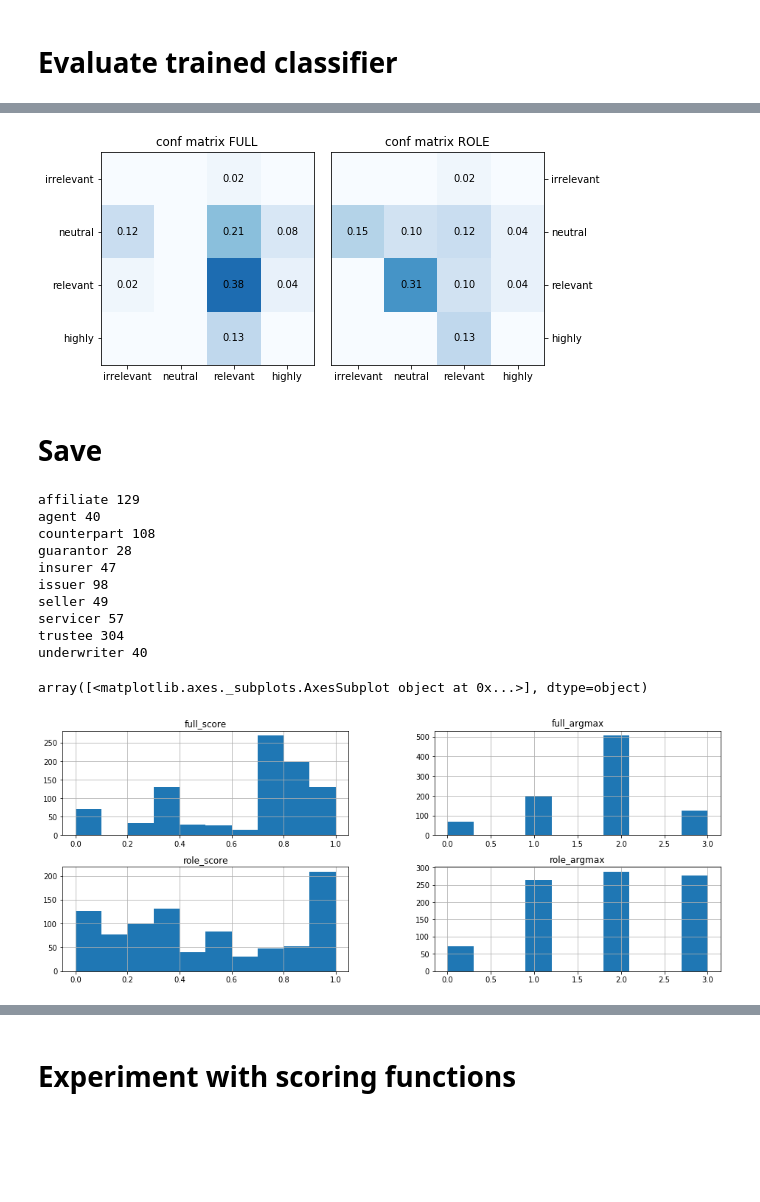
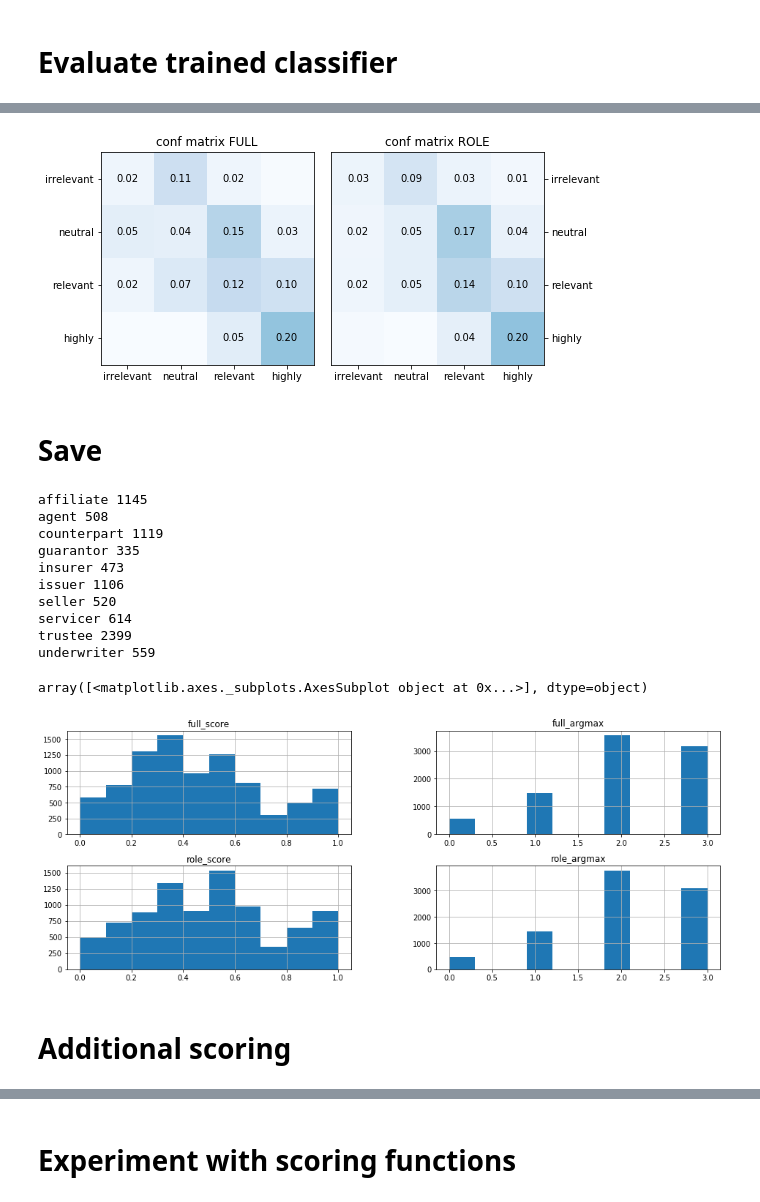
Before and after one commit to TimRepke/feiii2017, a Jupyter notebook: FEIII_final_scoring.ipynb, the cells around one changed output, grey strips where cells are left out. Saved outputs shown, nothing was run; the diff lists cells and outputs as text; code cells hidden in the pictures; blank space fills up the shorter version.

```diff
--- a/FEIII_final_scoring.ipynb
+++ b/FEIII_final_scoring.ipynb
@@ -27,7 +27,7 @@ from code.feiii_pipeline import FeiiiPipeline
 def pp(obj):
     return pprint.pformat(obj).replace('\n','<br />')
 
-data = DataHolder(eval_docs=2)
+data = DataHolder(eval_docs=2, combinetraintest=True)
 print('done')
 
 out = '<table><tr><th></th><th>TRAINING</th><th>TESTING SET</th></tr>'
@@ -129,7 +129,7 @@ params_ = {
 }
 
 def pipeline():
-    pipln = 'all_vote'
+    pipln = 'emb'
     if pipln == 'all_union':
         line = [
             ('union', FeatureUnion(
@@ -224,5 +224,5 @@ data.shuffle_train_eval(n_docs_eval=0, max_tries=5)
 # %% [markdown]
 # Train
 # %%
-fm, m, res, macro_res, conf_matrix_role, conf_matrix_full = evaluate(data, pipeline, score_func=score_func,predict_on='test')
+fm, models, res, macro_res, conf_matrix_role, conf_matrix_full = evaluate(data, pipeline, score_func=score_func,predict_on='eval')
 # %% [output]
@@ -391,20 +388,23 @@ HTML(out)
 # %% [output]
 [interactive output not drawn]
 # %%
+folds = 1
 for ir, r in enumerate(data.get_roles()):
-    tmp = pd.DataFrame(res).iloc[[ir+(ii*5) for ii in range(5)]].describe()
+    tmp = pd.DataFrame(res).iloc[[ir+(ii*folds) for ii in range(folds)]].describe()
     m = tmp.loc['mean']['baseline_worst']
-    print("{: <12}: {:.4f} (ndcg), {:.4f} (rand) | min: {:.4f}, rand: {:.4f}, ndcg: {:.4f}".format(
+    print("{: <12}: {:.4f} (ndcg), {:.4f} (rand) | min: {:.4f}, rand: {:.4f}, ndcg: {:.4f} | f1_full: {:.2f} f1_role: {:.2f}".format(
         r.upper(),
         (tmp.loc['mean']['ndcg_full_proba']-m)/(1-m),
         (tmp.loc['mean']['baseline_rand']-m)/(1-m),
-        m,tmp.loc['mean']['baseline_rand'], tmp.loc['mean']['ndcg_full_proba']) )
+        m,tmp.loc['mean']['baseline_rand'], tmp.loc['mean']['ndcg_full_proba'],
+        tmp.loc['mean']['f1_full'], tmp.loc['mean']['f1_role']) )
 
 tmp = pd.DataFrame(res).describe()
 m = tmp.loc['mean']['baseline_worst']
-print("{: <12}: {:.4f} (ndcg), {:.4f} (rand) | min: {:.4f}, rand: {:.4f}, ndcg: {:.4f}".format(
+print("{: <12}: {:.4f} (ndcg), {:.4f} (rand) | min: {:.4f}, rand: {:.4f}, ndcg: {:.4f} | f1_full: {:.2f} f1_role: {:.2f}".format(
     'ALL',
     (tmp.loc['mean']['ndcg_full_proba']-m)/(1-m),
     (tmp.loc['mean']['baseline_rand']-m)/(1-m),
-    m,tmp.loc['mean']['baseline_rand'], tmp.loc['mean']['ndcg_full_proba']) )
+    m,tmp.loc['mean']['baseline_rand'], tmp.loc['mean']['ndcg_full_proba'],
+        tmp.loc['mean']['f1_full'], tmp.loc['mean']['f1_role']) )
 # %% [output]
@@ -468,7 +468,7 @@ plt.title('conf matrix ROLE')
 plt.tight_layout()
 plt.show()
 # %% [output]
-[figure, old version]
+[figure, new version]
 # %% [markdown]
 # Save
 # %%
@@ -502,49 +502,49 @@ scored_role = []
 
 for role, frm in data.test.groupby('grp'):
     print(role, len(frm))
     fmpred, fmppred = fm.predict(frm)
-    mpred, mppred = m[role].predict(frm)
+    mpred, mppred = models[role].predict(frm)
 
     tmp = frm.copy()
     tmp['SCORE'] = score_func(fmppred)
     scored_full.append(tmp)
 
     tmp = frm.copy()
     tmp['SCORE'] = score_func(mppred)
     scored_role.append(tmp)
 
     distribution_full += list(fmpred)
     distribution_role += list(mpred)
     scores_full += list(score_func(fmppred))
     scores_role += list(score_func(mppred))
 
 classifier = 'bow'
-cols = ['SCORE', 'UNIQUE_ID', 'DOCUMENT_TYPE', 'FILER_NAME', 'FILER_CIK', 'FILING_INTERVAL', 'FILING_DATE',
+cols = ['SCORE','UNIQUE_ID', 'DOCUMENT_TYPE', 'FILER_NAME', 'FILER_CIK', 'FILING_INTERVAL', 'FILING_DATE',
         'MENTIONED_FINANCIAL_ENTITY', 'ROLE', 'THREE_SENTENCES']
 
-pd.concat(scored_full).sort_values(by=['grp', 'SCORE'],
-                                   ascending=[True, False])[cols].to_csv('scored_full_'+classifier+'.csv',
-                                                                         index=False)
-pd.concat(scored_role).sort_values(by=['grp', 'SCORE'],
-                                   ascending=[True, False])[cols].to_csv('scored_role_'+classifier+'.csv',
-                                                                         index=False)
 
+#pd.concat(scored_full).sort_values(by=['grp', 'SCORE'],
+#                                   ascending=[True, False])[cols].to_csv('scored_full_'+classifier+'.csv', index=False)
+#pd.concat(scored_role).sort_values(by=['grp', 'SCORE'],
+#                                   ascending=[True, False])[cols].to_csv('scored_role_'+classifier+'.csv', index=False)
 
 f, ax = plt.subplots(figsize=(16,6), nrows=2, ncols=2)
 pd.DataFrame({'full_score':scores_full}).hist(ax=ax[0][0])
 pd.DataFrame({'full_argmax':distribution_full}).hist(ax=ax[0][1])
 pd.DataFrame({'role_score':scores_role}).hist(ax=ax[1][0])
 pd.DataFrame({'role_argmax':distribution_role}).hist(ax=ax[1][1])
 # %% [output]
-affiliate 129
-agent 40
-counterpart 108
-guarantor 28
-insurer 47
-issuer 98
-seller 49
-servicer 57
-trustee 304
-underwriter 40
+affiliate 1145
+agent 508
+counterpart 1119
+guarantor 335
+insurer 473
+issuer 1106
+seller 520
+servicer 614
+trustee 2399
+underwriter 559
 array([<matplotlib.axes._subplots.AxesSubplot object at 0x...>], dtype=object)
-[figure, old version]
+[figure, new version]
+# %% [markdown]
+# Additional scoring
```
Also changed, not shown: parts of 11 cells of this notebook.
